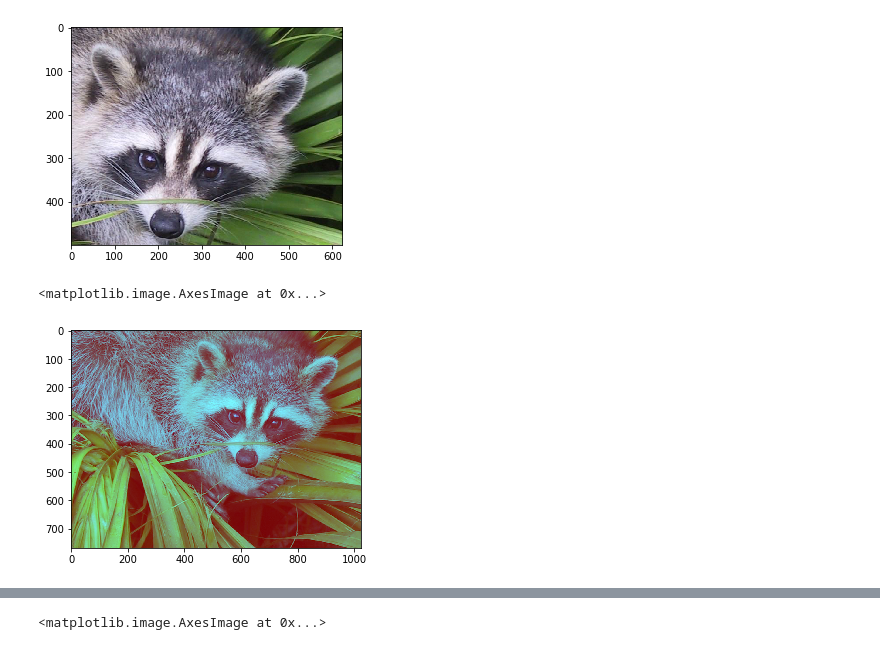
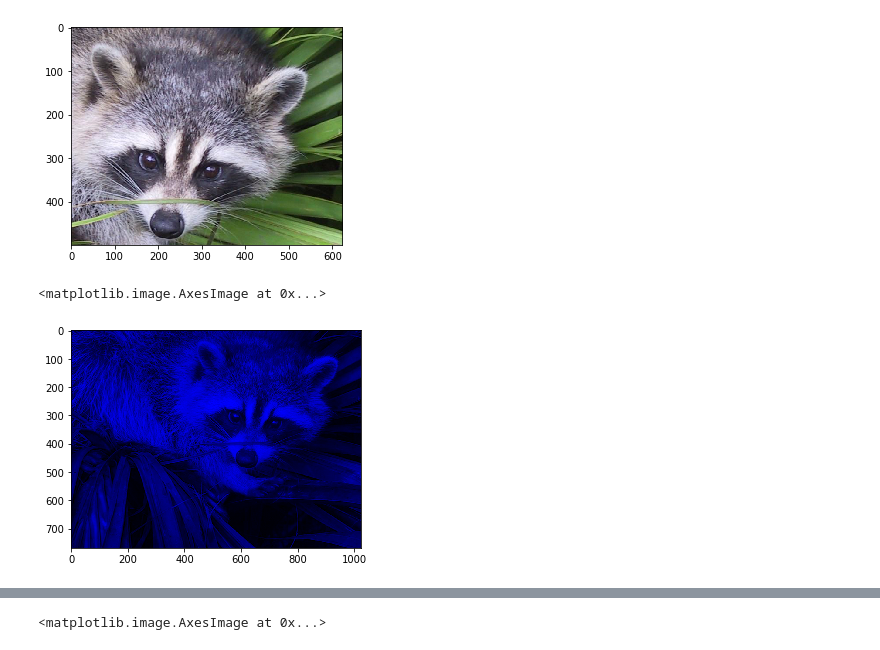
Before and after one commit to srikanthpragada/DS_11_NOV_2019, a Jupyter notebook: numpy_demo.ipynb, the cells around one changed output, grey strips where cells are left out. Drawn from its saved outputs; the diff is of its cells as text; code cells hidden in the pictures.

```diff
--- a/numpy_demo.ipynb
+++ b/numpy_demo.ipynb
@@ -797,8 +797,8 @@ plt.imshow(img[:500,400:,:])
 [figure]
 # %%
 img2 = img.copy()
-img2[:,:,0] = 120
+img2[:,:,:2] = 0
 plt.imshow(img2)
 # %% [output]
 <matplotlib.image.AxesImage at 0x...>
-[figure, old version]
+[figure, new version]
```
Also changed, not shown: parts of 10 cells of this notebook, 2 other files.
